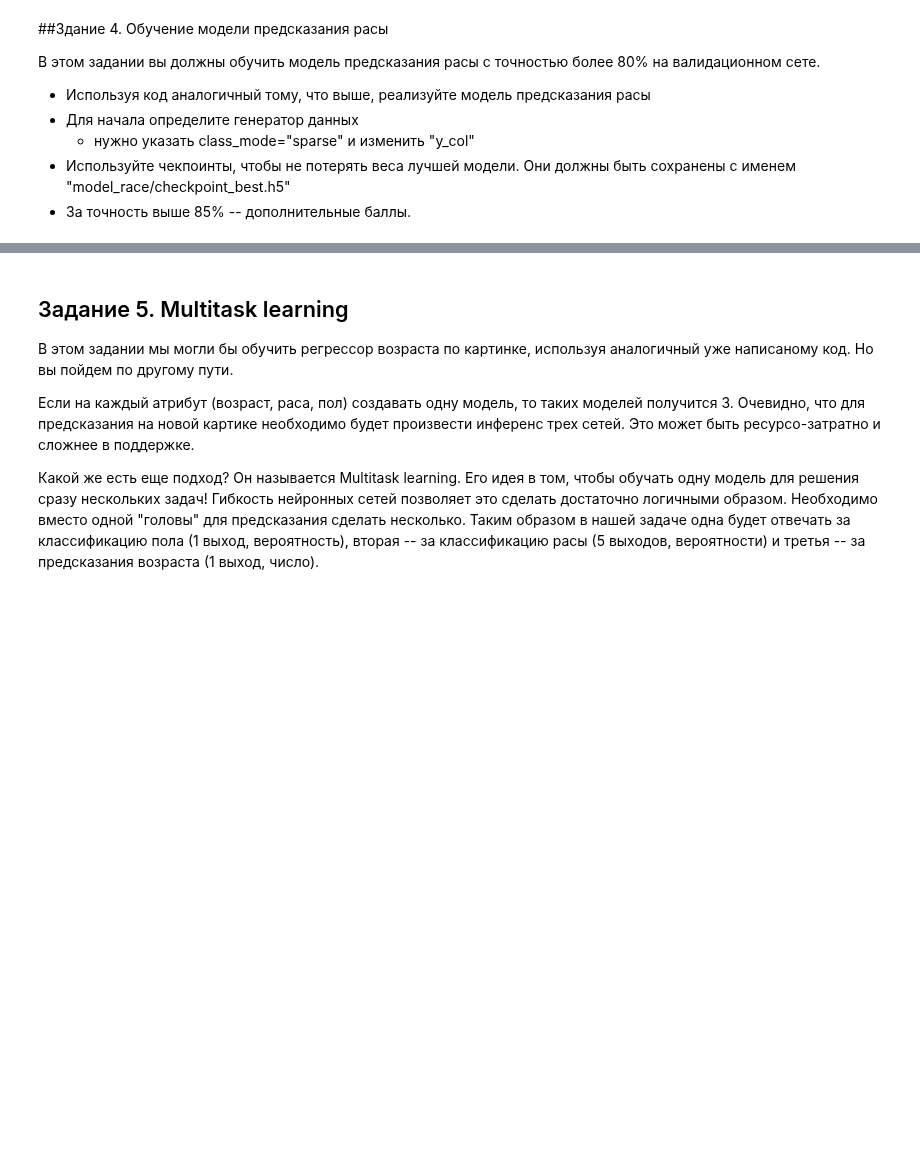
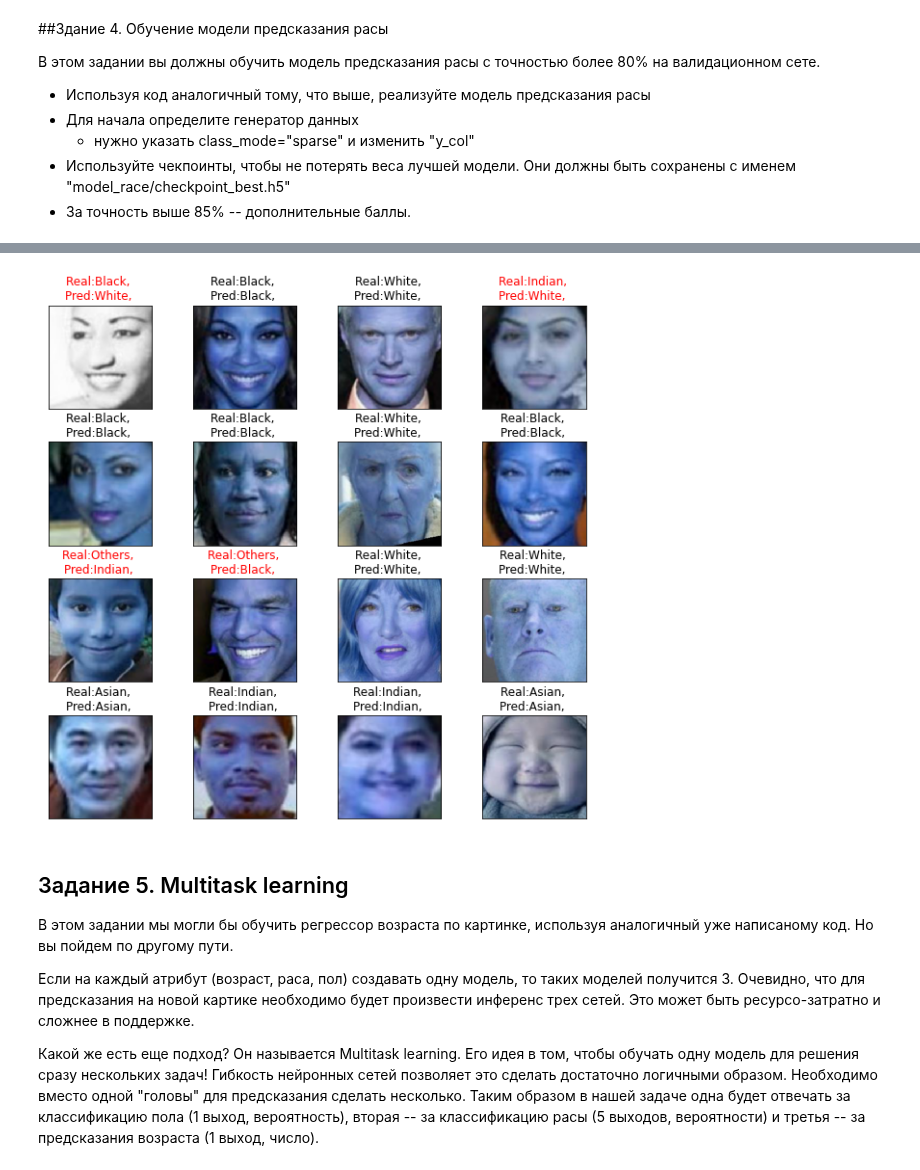
Before and after one commit to larinsi/DS0P, a Jupyter notebook: Machine_learning_Middle_level_Neural_networks/05_Convolutional_neural_networks_Pt2/Homework/homework_2_.ipynb, the cells around one changed output, grey strips where cells are left out. Cells and saved outputs as stored; diff of their text form; code cells hidden in the pictures; blank space fills up the shorter version.

```diff
--- a/Machine_learning_Middle_level_Neural_networks/05_Convolutional_neural_networks_Pt2/Homework/homework_2_.ipynb
+++ b/Machine_learning_Middle_level_Neural_networks/05_Convolutional_neural_networks_Pt2/Homework/homework_2_.ipynb
@@ -673,12 +683,12 @@ def show_faces(images, real_race=None, real_gender=None, real_age=None,
 # %%
 # < YOUR CODE ENDS HERE >
 # %%
-# model_race = load_model("model_race/checkpoint_best.h5")
-# loss, acc = model_race.evaluate(val_generator)
-# if acc < 0.8:
-#     print("Please, try harder!")
-# else:
-#     if acc >= 0.85:
-#         print("Well done!")
-#     else:
-#         print("Very good! Can you improve accuracy?")
+model_race = load_model("model_race/checkpoint_best.h5")
+loss, acc = model_race.evaluate(val_generator)
+if acc < 0.8:
+    print("Please, try harder!")
+else:
+    if acc >= 0.85:
+        print("Well done!")
+    else:
+        print("Very good! Can you improve accuracy?")
@@ -685,7 +699,9 @@ def show_faces(images, real_race=None, real_gender=None, real_age=None,
 # %%
-# sample_validation_images, sample_validation_labels = next(val_generator)
-# predicted = model_race.predict(sample_validation_images)
-# show_faces(sample_validation_images, real_race=sample_validation_labels, predicted_race=predicted)
+sample_validation_images, sample_validation_labels = next(val_generator)
+predicted = model_race.predict(sample_validation_images)
+show_faces(sample_validation_images, real_race=sample_validation_labels, predicted_race=predicted)
+# %% [output]
+[figure, added]
 # %% [markdown]
 ## Задание 5. Multitask learning
 
```
Also changed, not shown: parts of 17 cells of this notebook.
